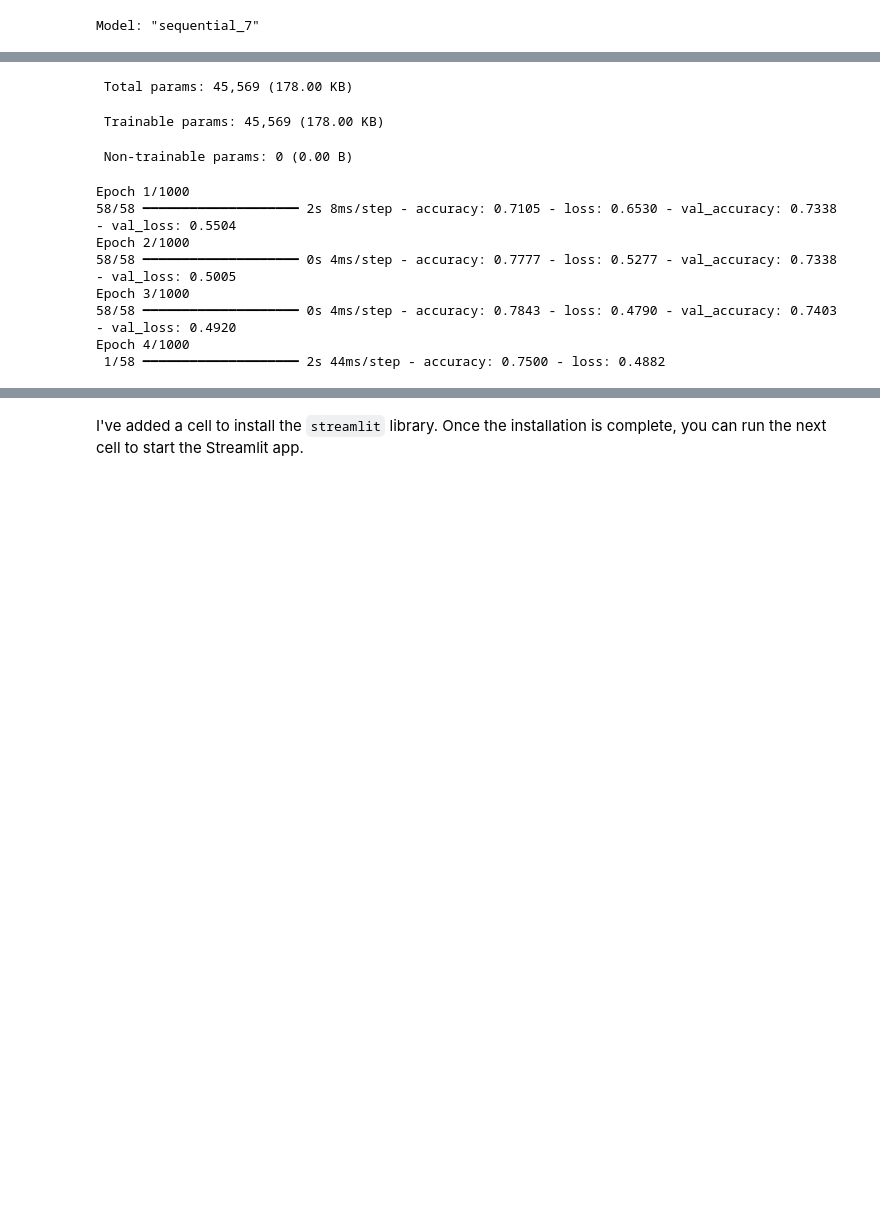
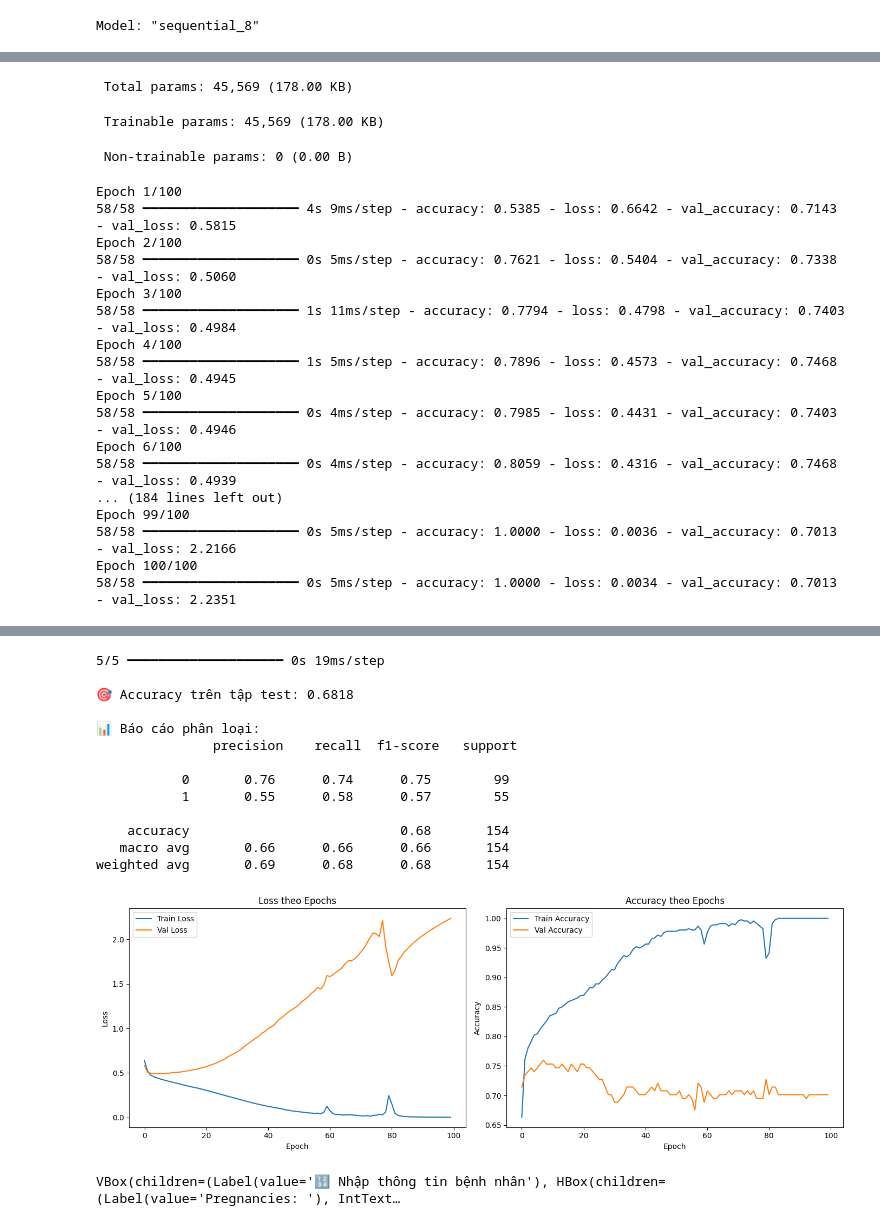
Before and after one commit to khanhduy0703/desktop-tutorial, a Jupyter notebook: tiêu_đường.ipynb, the cells around one changed output, grey strips where cells are left out. Saved outputs shown, nothing was run; the diff lists cells and outputs as text; code cells hidden in the pictures; blank space fills up the shorter version.

```diff
--- a/tiêu_đường.ipynb
+++ b/tiêu_đường.ipynb
@@ -68,7 +68,7 @@ model.summary()
 # 10. Train đủ 300 epoch, không dừng sớm, batch nhỏ, validation kỹ, cân bằng class
 history = model.fit(
     X_train, y_train,
-    epochs=1000,
+    epochs=100,
     batch_size=8,
     validation_split=0.25,
     verbose=1,
@@ -138,7 +138,7 @@ display(widgets.VBox([widgets.Label("🔢 Nhập thông tin bệnh nhân")] +
         [predict_button, output_box]))
 # %% [output]
 📋 Cấu trúc mạng nơ-ron:
-Model: "sequential_7"
+Model: "sequential_8"
 ┏━━━━━━━━━━━━━━━━━━━━━━━━━━━━━━━━━┳━━━━━━━━━━━━━━━━━━━━━━━━┳━━━━━━━━━━━━━━━┓
 ┃ Layer (type)                    ┃ Output Shape           ┃       Param # ┃
 ┡━━━━━━━━━━━━━━━━━━━━━━━━━━━━━━━━━╇━━━━━━━━━━━━━━━━━━━━━━━━╇━━━━━━━━━━━━━━━┩
@@ -155,11 +155,20 @@ Model: "sequential_7"
  Total params: 45,569 (178.00 KB)
  Trainable params: 45,569 (178.00 KB)
  Non-trainable params: 0 (0.00 B)
-Epoch 1/1000
-58/58 ━━━━━━━━━━━━━━━━━━━━ 2s 8ms/step - accuracy: 0.7105 - loss: 0.6530 - val_accuracy: 0.7338 - val_loss: 0.5504
-Epoch 2/1000
-58/58 ━━━━━━━━━━━━━━━━━━━━ 0s 4ms/step - accuracy: 0.7777 - loss: 0.5277 - val_accuracy: 0.7338 - val_loss: 0.5005
-Epoch 3/1000
-58/58 ━━━━━━━━━━━━━━━━━━━━ 0s 4ms/step - accuracy: 0.7843 - loss: 0.4790 - val_accuracy: 0.7403 - val_loss: 0.4920
-Epoch 4/1000
- 1/58 ━━━━━━━━━━━━━━━━━━━━ 2s 44ms/step - accuracy: 0.7500 - loss: 0.4882
+Epoch 1/100
+58/58 ━━━━━━━━━━━━━━━━━━━━ 4s 9ms/step - accuracy: 0.5385 - loss: 0.6642 - val_accuracy: 0.7143 - val_loss: 0.5815
+Epoch 2/100
+58/58 ━━━━━━━━━━━━━━━━━━━━ 0s 5ms/step - accuracy: 0.7621 - loss: 0.5404 - val_accuracy: 0.7338 - val_loss: 0.5060
+Epoch 3/100
+58/58 ━━━━━━━━━━━━━━━━━━━━ 1s 11ms/step - accuracy: 0.7794 - loss: 0.4798 - val_accuracy: 0.7403 - val_loss: 0.4984
+Epoch 4/100
+58/58 ━━━━━━━━━━━━━━━━━━━━ 1s 5ms/step - accuracy: 0.7896 - loss: 0.4573 - val_accuracy: 0.7468 - val_loss: 0.4945
+Epoch 5/100
+58/58 ━━━━━━━━━━━━━━━━━━━━ 0s 4ms/step - accuracy: 0.7985 - loss: 0.4431 - val_accuracy: 0.7403 - val_loss: 0.4946
+Epoch 6/100
+58/58 ━━━━━━━━━━━━━━━━━━━━ 0s 4ms/step - accuracy: 0.8059 - loss: 0.4316 - val_accuracy: 0.7468 - val_loss: 0.4939
+... (184 lines left out)
+Epoch 99/100
+58/58 ━━━━━━━━━━━━━━━━━━━━ 0s 5ms/step - accuracy: 1.0000 - loss: 0.0036 - val_accuracy: 0.7013 - val_loss: 2.2166
+Epoch 100/100
+58/58 ━━━━━━━━━━━━━━━━━━━━ 0s 5ms/step - accuracy: 1.0000 - loss: 0.0034 - val_accuracy: 0.7013 - val_loss: 2.2351
@@ -167,2 +176,15 @@ KeyboardInterrupt:
+5/5 ━━━━━━━━━━━━━━━━━━━━ 0s 19ms/step
+
+🎯 Accuracy trên tập test: 0.6818
+
+📊 Báo cáo phân loại:
+               precision    recall  f1-score   support
+
+           0       0.76      0.74      0.75        99
+           1       0.55      0.58      0.57        55
+
+    accuracy                           0.68       154
+   macro avg       0.66      0.66      0.66       154
+weighted avg       0.69      0.68      0.68       154
+[figure, added]
+VBox(children=(Label(value='🔢 Nhập thông tin bệnh nhân'), HBox(children=(Label(value='Pregnancies: '), IntText…
-# %% [markdown]
-I've added a cell to install the `streamlit` library. Once the installation is complete, you can run the next cell to start the Streamlit app.
```
Also changed, not shown: parts of 1 cell of this notebook.
